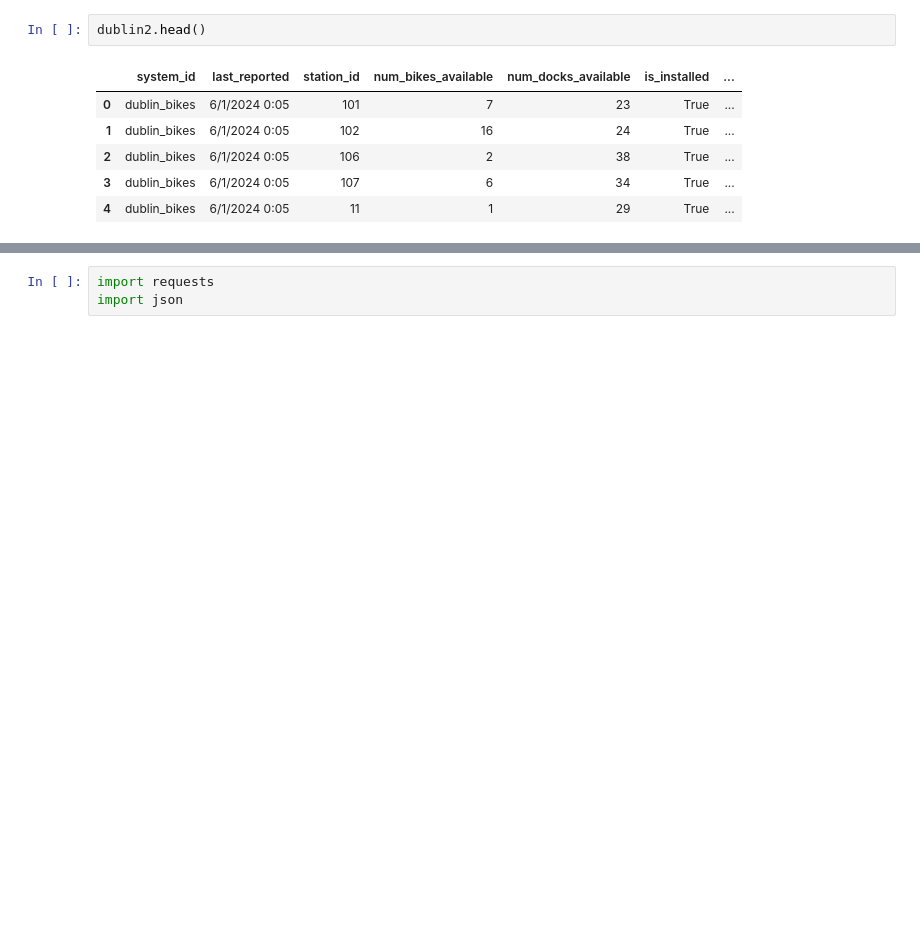
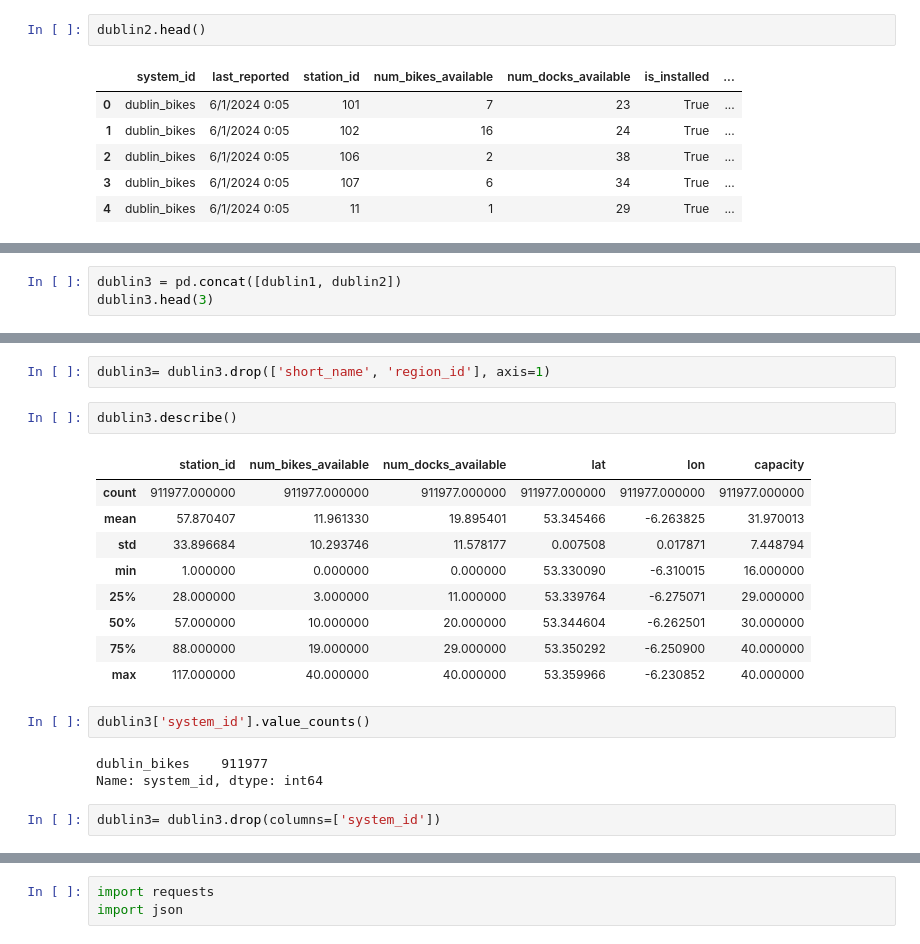
Before and after one commit to diagarmar29/Cycling-, a Jupyter notebook: Cycling .ipynb, the cells around one changed output, grey strips where cells are left out. Drawn from its saved outputs; the diff is of its cells as text; blank space fills up the shorter version.

```diff
--- a/Cycling .ipynb
+++ b/Cycling .ipynb
@@ -61,0 +123,3 @@ dublin2.head()
+# %%
+dublin3 = pd.concat([dublin1, dublin2])
+dublin3.head(3)
@@ -61,0 +150,21 @@ dublin2.head()
+# %%
+dublin3= dublin3.drop(['short_name', 'region_id'], axis=1)
+# %%
+dublin3.describe()
+# %% [output]
+|  | station_id | num_bikes_available | num_docks_available | lat | lon | capacity |
+| count | 911977.000000 | 911977.000000 | 911977.000000 | 911977.000000 | 911977.000000 | 911977.000000 |
+| mean | 57.870407 | 11.961330 | 19.895401 | 53.345466 | -6.263825 | 31.970013 |
+| std | 33.896684 | 10.293746 | 11.578177 | 0.007508 | 0.017871 | 7.448794 |
+| min | 1.000000 | 0.000000 | 0.000000 | 53.330090 | -6.310015 | 16.000000 |
+| 25% | 28.000000 | 3.000000 | 11.000000 | 53.339764 | -6.275071 | 29.000000 |
+| 50% | 57.000000 | 10.000000 | 20.000000 | 53.344604 | -6.262501 | 30.000000 |
+| 75% | 88.000000 | 19.000000 | 29.000000 | 53.350292 | -6.250900 | 40.000000 |
+| max | 117.000000 | 40.000000 | 40.000000 | 53.359966 | -6.230852 | 40.000000 |
+# %%
+dublin3['system_id'].value_counts()
+# %% [output]
+dublin_bikes    911977
+Name: system_id, dtype: int64
+# %%
+dublin3= dublin3.drop(columns=['system_id'])
```
Also changed, not shown: parts of 52 cells of this notebook.
